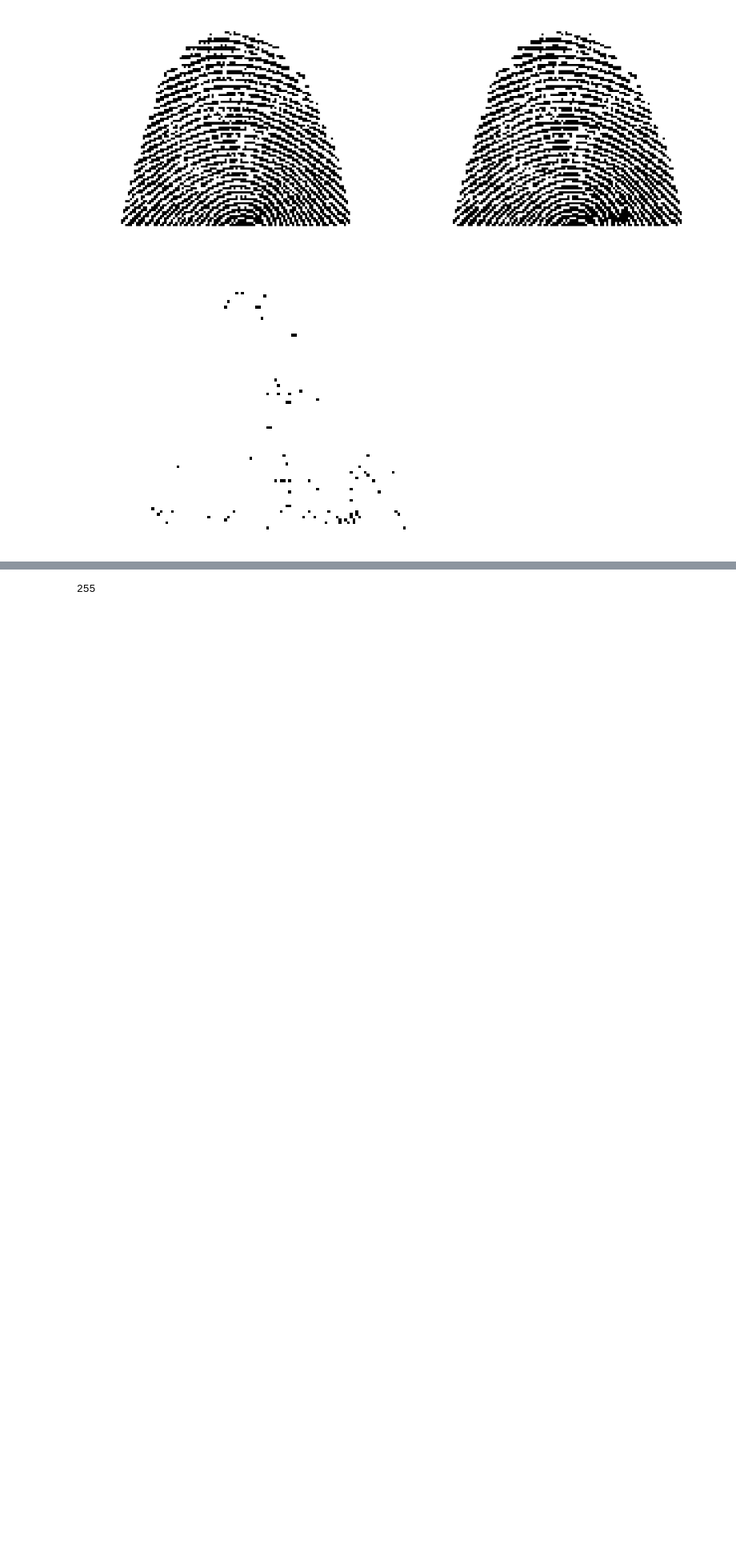
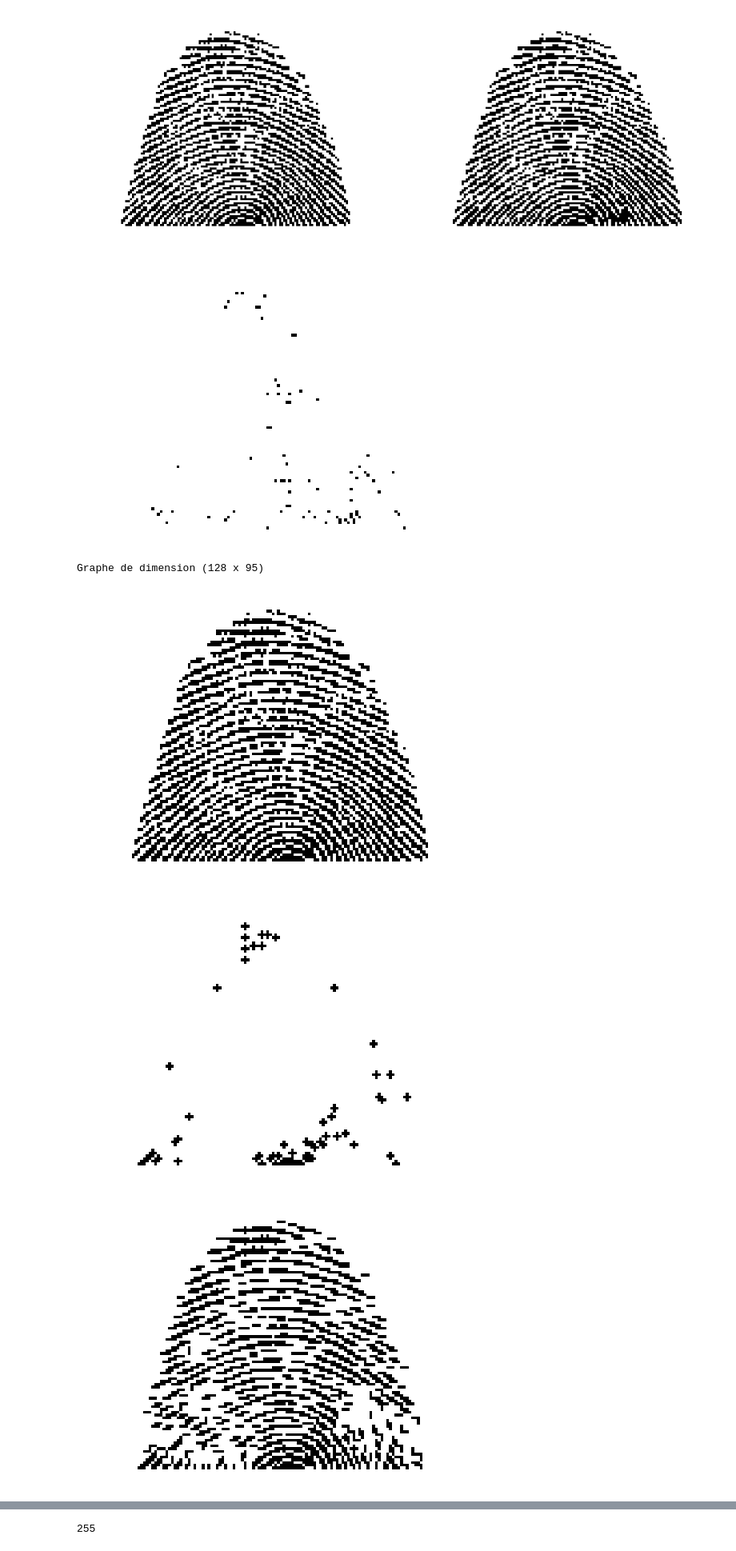
Before and after one commit to hugues-talbot/academicpages.github.io, a Jupyter notebook: files/Morpho_TD3.ipynb, the cells around one changed output, grey strips where cells are left out. Shown at 80% size. Drawn from its saved outputs; the diff is of its cells as text; code cells hidden in the pictures; blank space fills up the shorter version.

```diff
--- a/files/Morpho_TD3.ipynb
+++ b/files/Morpho_TD3.ipynb
@@ -259,3 +259,23 @@ gdiff.show(inv=True)
 [figure]
 [figure]
 [figure]
+# %%
+## Cas de l'ouverture
+
+FP=mg.read_graph("images/FP.txt")
+FP.show(inv=True)
+FPopen4 = mg.ouverture(FP)
+FPopen4.show(inv=True)
+
+FPH = changeAdjacency(FP,"H")
+FPopeH=mg.ouverture(FPH)
+FPV = changeAdjacency(FP,"V")
+FPopeV = mg.ouverture(FPV)
+
+FPopeHV = sup(FPopeV,FPopeH)
+FPopeHV.show(inv=True)
+# %% [output]
+Graphe de dimension (128 x 95)
+[figure, added]
+[figure, added]
+[figure, added]
```
Also changed, not shown: parts of 5 cells of this notebook, 1 other file.
